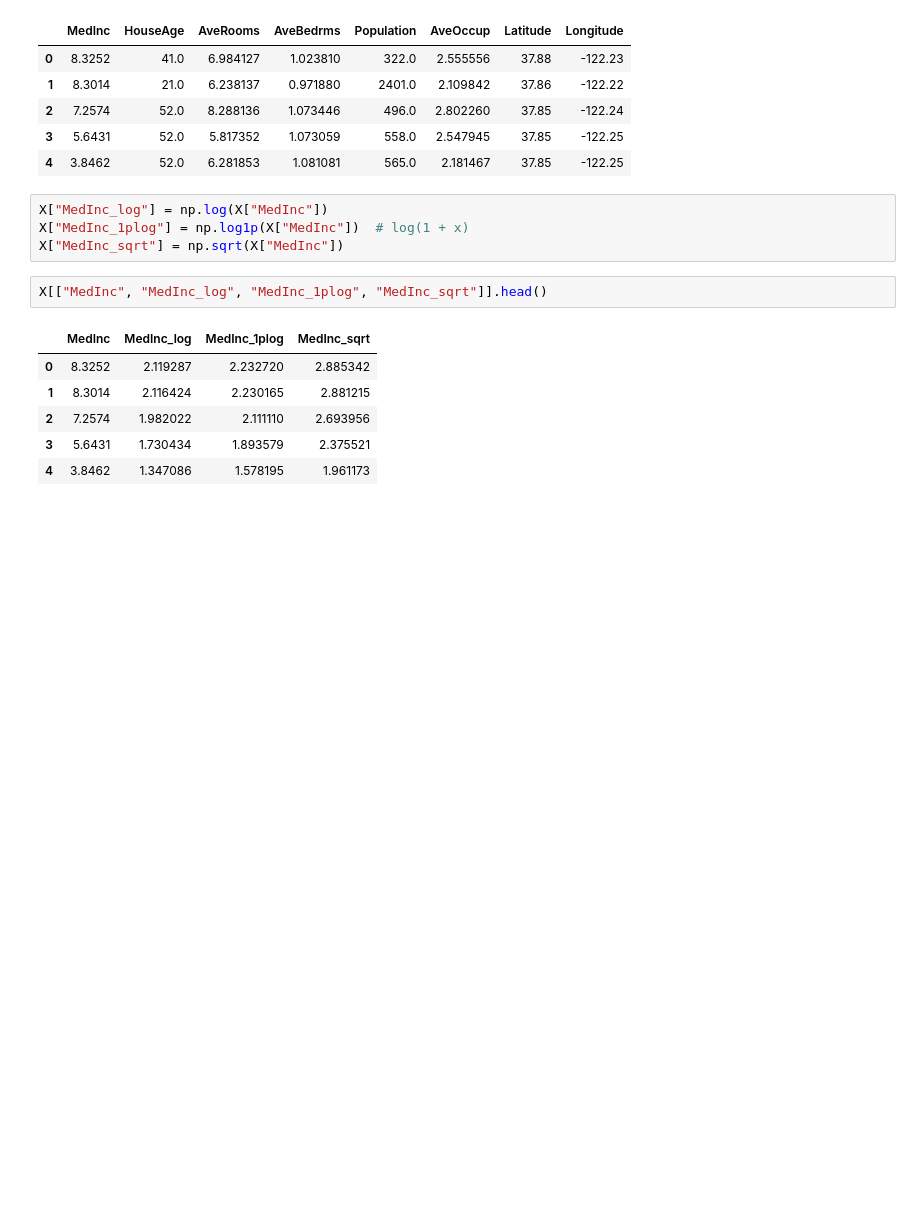
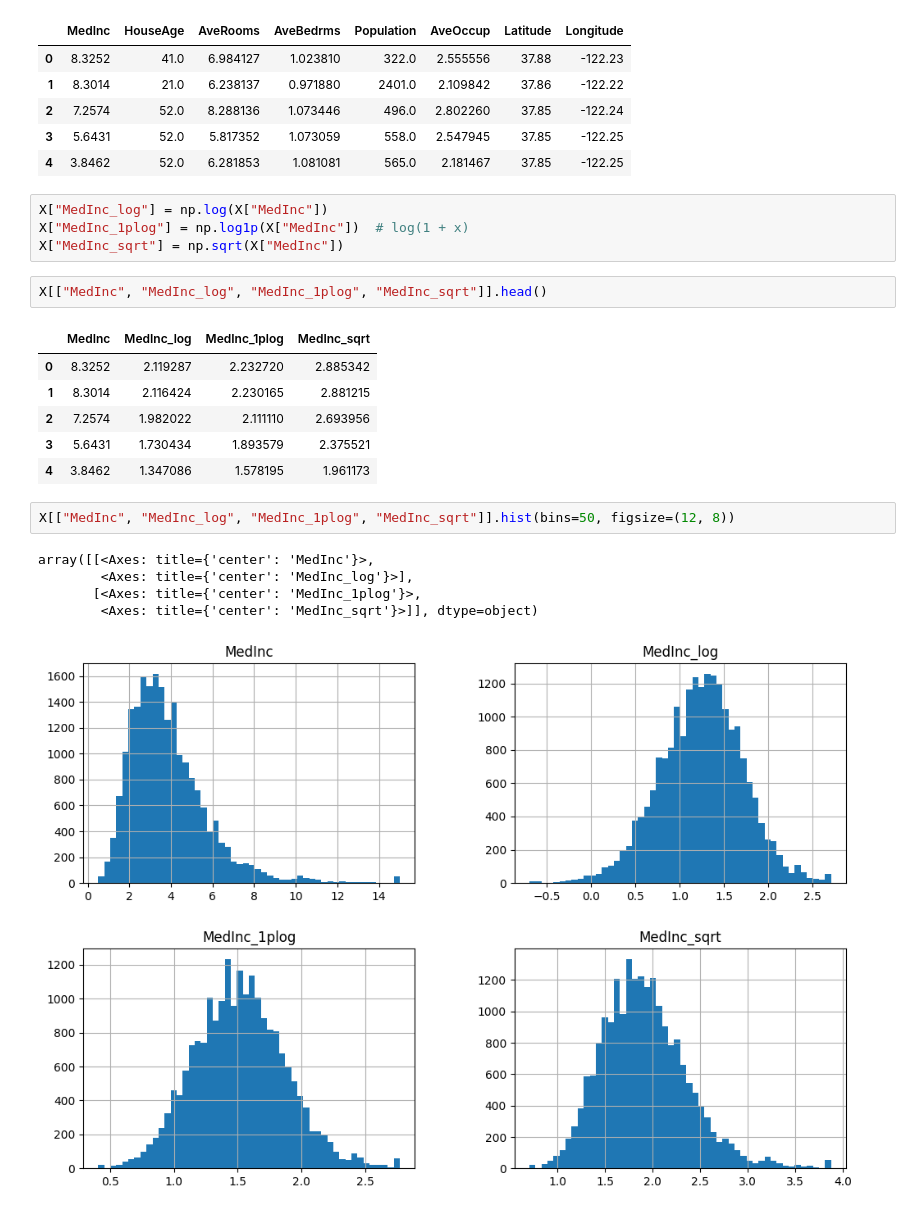
Before and after one commit to FelixWick/data_science, a Jupyter notebook: examples/6_feature_engineering/log_trafo.ipynb, the cells around one changed output. Cells and saved outputs as stored; diff of their text form; blank space fills up the shorter version.

```diff
--- a/examples/6_feature_engineering/log_trafo.ipynb
+++ b/examples/6_feature_engineering/log_trafo.ipynb
@@ -25,3 +25,11 @@ X[["MedInc", "MedInc_log", "MedInc_1plog", "MedInc_sqrt"]].head()
 | 2 | 7.2574 | 1.982022 | 2.111110 | 2.693956 |
 | 3 | 5.6431 | 1.730434 | 1.893579 | 2.375521 |
 | 4 | 3.8462 | 1.347086 | 1.578195 | 1.961173 |
+# %%
+X[["MedInc", "MedInc_log", "MedInc_1plog", "MedInc_sqrt"]].hist(bins=50, figsize=(12, 8))
+# %% [output]
+array([[<Axes: title={'center': 'MedInc'}>,
+        <Axes: title={'center': 'MedInc_log'}>],
+       [<Axes: title={'center': 'MedInc_1plog'}>,
+        <Axes: title={'center': 'MedInc_sqrt'}>]], dtype=object)
+[figure, added]
```
Also changed, not shown: 2 other files.
